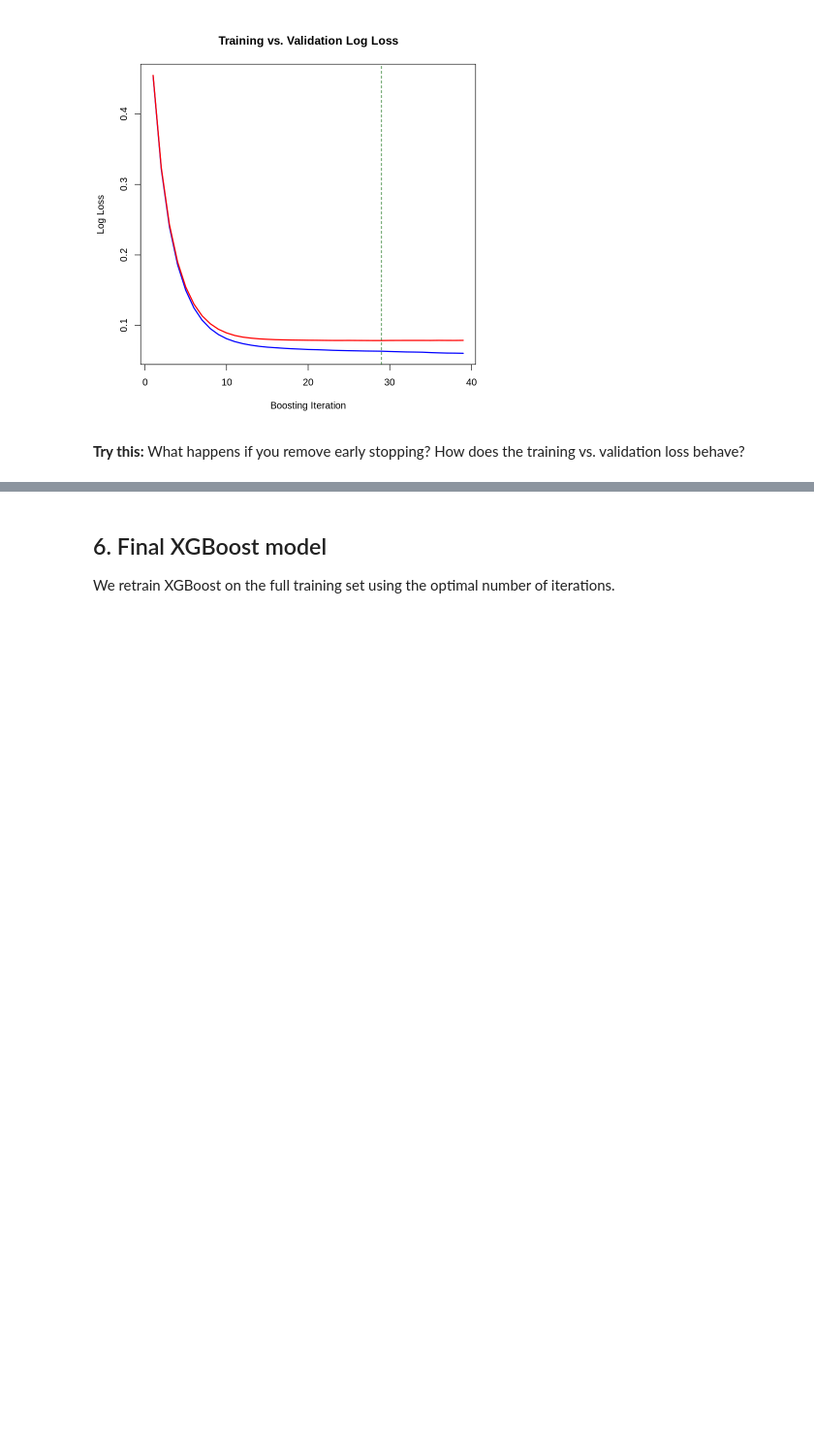
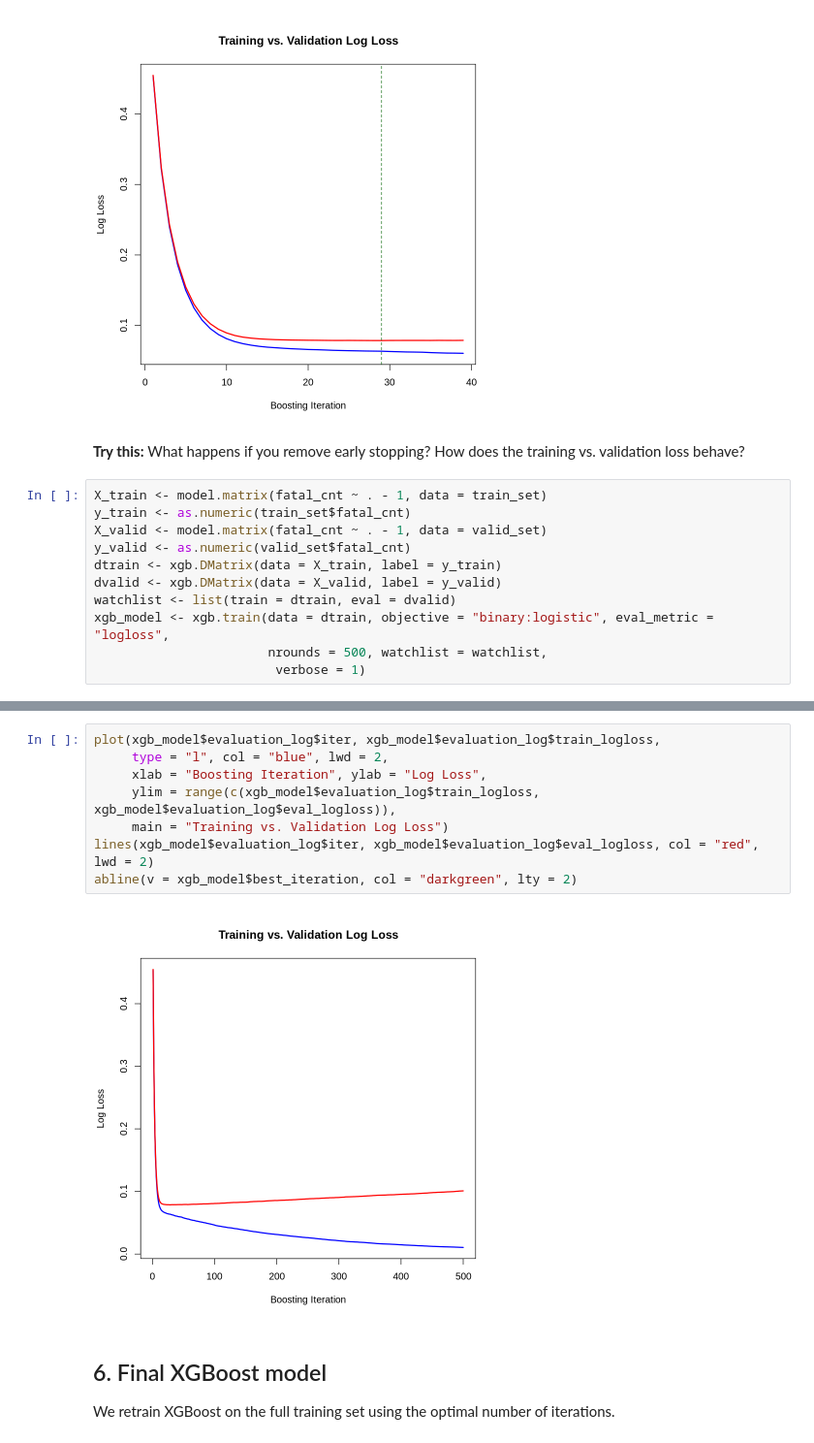
Before and after one commit to martinospina/Curso_Actuaria, a Jupyter notebook: Notebooks/VicRoadCrashRFBoosting.ipynb, the cells around one changed output, grey strips where cells are left out. Shown: that part at 97% size. Drawn from its saved outputs; the diff is of its cells as text; blank space fills up the shorter version.

```diff
--- a/Notebooks/VicRoadCrashRFBoosting.ipynb
+++ b/Notebooks/VicRoadCrashRFBoosting.ipynb
@@ -162,3 +162,14 @@ abline(v = xgb_model$best_iteration, col = "darkgreen", lty = 2)
 [figure]
 # %% [markdown]
 **Try this:** What happens if you remove early stopping? How does the training vs. validation loss behave?
+# %%
+X_train <- model.matrix(fatal_cnt ~ . - 1, data = train_set)
+y_train <- as.numeric(train_set$fatal_cnt)
+X_valid <- model.matrix(fatal_cnt ~ . - 1, data = valid_set)
+y_valid <- as.numeric(valid_set$fatal_cnt)
+dtrain <- xgb.DMatrix(data = X_train, label = y_train)
+dvalid <- xgb.DMatrix(data = X_valid, label = y_valid)
+watchlist <- list(train = dtrain, eval = dvalid)
+xgb_model <- xgb.train(data = dtrain, objective = "binary:logistic", eval_metric = "logloss",
+                       nrounds = 500, watchlist = watchlist,
+                        verbose = 1)
@@ -165,3 +194,13 @@ abline(v = xgb_model$best_iteration, col = "darkgreen", lty = 2)
+# %%
+plot(xgb_model$evaluation_log$iter, xgb_model$evaluation_log$train_logloss,
+     type = "l", col = "blue", lwd = 2,
+     xlab = "Boosting Iteration", ylab = "Log Loss",
+     ylim = range(c(xgb_model$evaluation_log$train_logloss, xgb_model$evaluation_log$eval_logloss)),
+     main = "Training vs. Validation Log Loss")
+lines(xgb_model$evaluation_log$iter, xgb_model$evaluation_log$eval_logloss, col = "red", lwd = 2)
+abline(v = xgb_model$best_iteration, col = "darkgreen", lty = 2)
+# %% [output]
+[figure, added]
 # %% [markdown]
 ## 6. Final XGBoost model
 We retrain XGBoost on the full training set using the optimal number of iterations.
```
Also changed, not shown: parts of 2 cells of this notebook.
